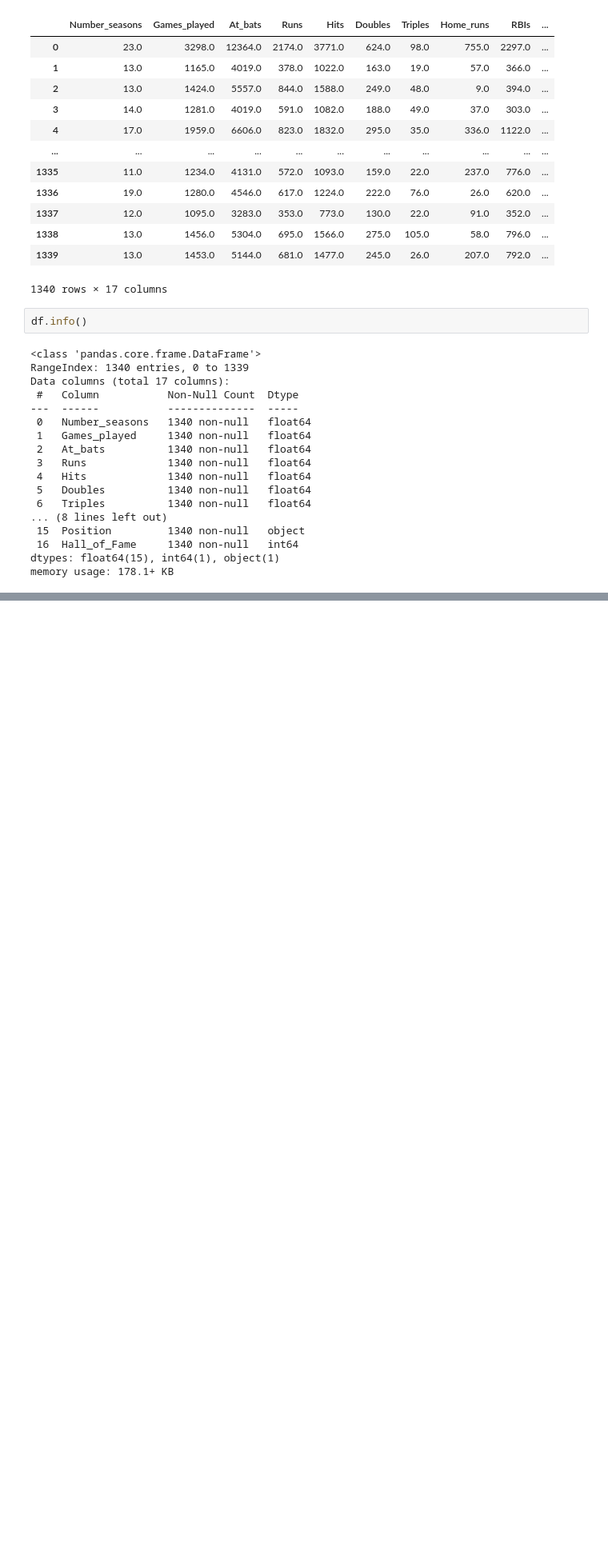
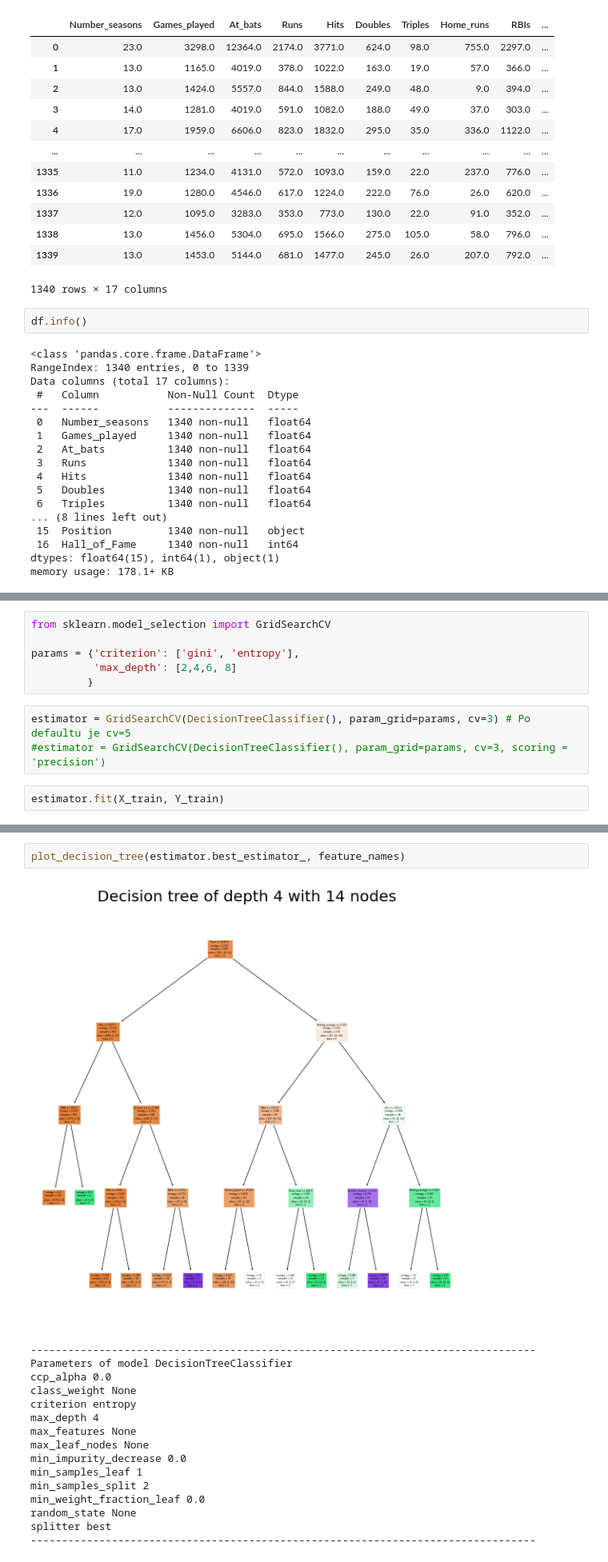
Before and after one commit to MATF-istrazivanje-podataka-1/2023_Data_Mining_Baseball_Dataset, a Jupyter notebook: Stabla odlucivanja.ipynb, the cells around one changed output, grey strips where cells are left out. Shown: that part at 80% size. Saved outputs shown, nothing was run; the diff lists cells and outputs as text; blank space fills up the shorter version.

```diff
--- a/Stabla odlucivanja.ipynb
+++ b/Stabla odlucivanja.ipynb
@@ -40,0 +186,11 @@ memory usage: 178.1+ KB
+# %%
+from sklearn.model_selection import GridSearchCV
+
+params = {'criterion': ['gini', 'entropy'],
+          'max_depth': [2,4,6, 8]
+         }
+# %%
+estimator = GridSearchCV(DecisionTreeClassifier(), param_grid=params, cv=3) # Po defaultu je cv=5
+#estimator = GridSearchCV(DecisionTreeClassifier(), param_grid=params, cv=3, scoring = 'precision')
+# %%
+estimator.fit(X_train, Y_train)
@@ -40,0 +275,19 @@ memory usage: 178.1+ KB
+# %%
+plot_decision_tree(estimator.best_estimator_, feature_names)
+# %% [output]
+[figure, added]
+---------------------------------------------------------------------------------
+Parameters of model DecisionTreeClassifier
+ccp_alpha 0.0
+class_weight None
+criterion entropy
+max_depth 4
+max_features None
+max_leaf_nodes None
+min_impurity_decrease 0.0
+min_samples_leaf 1
+min_samples_split 2
+min_weight_fraction_leaf 0.0
+random_state None
+splitter best
+---------------------------------------------------------------------------------
```
Also changed, not shown: parts of 20 cells of this notebook.
